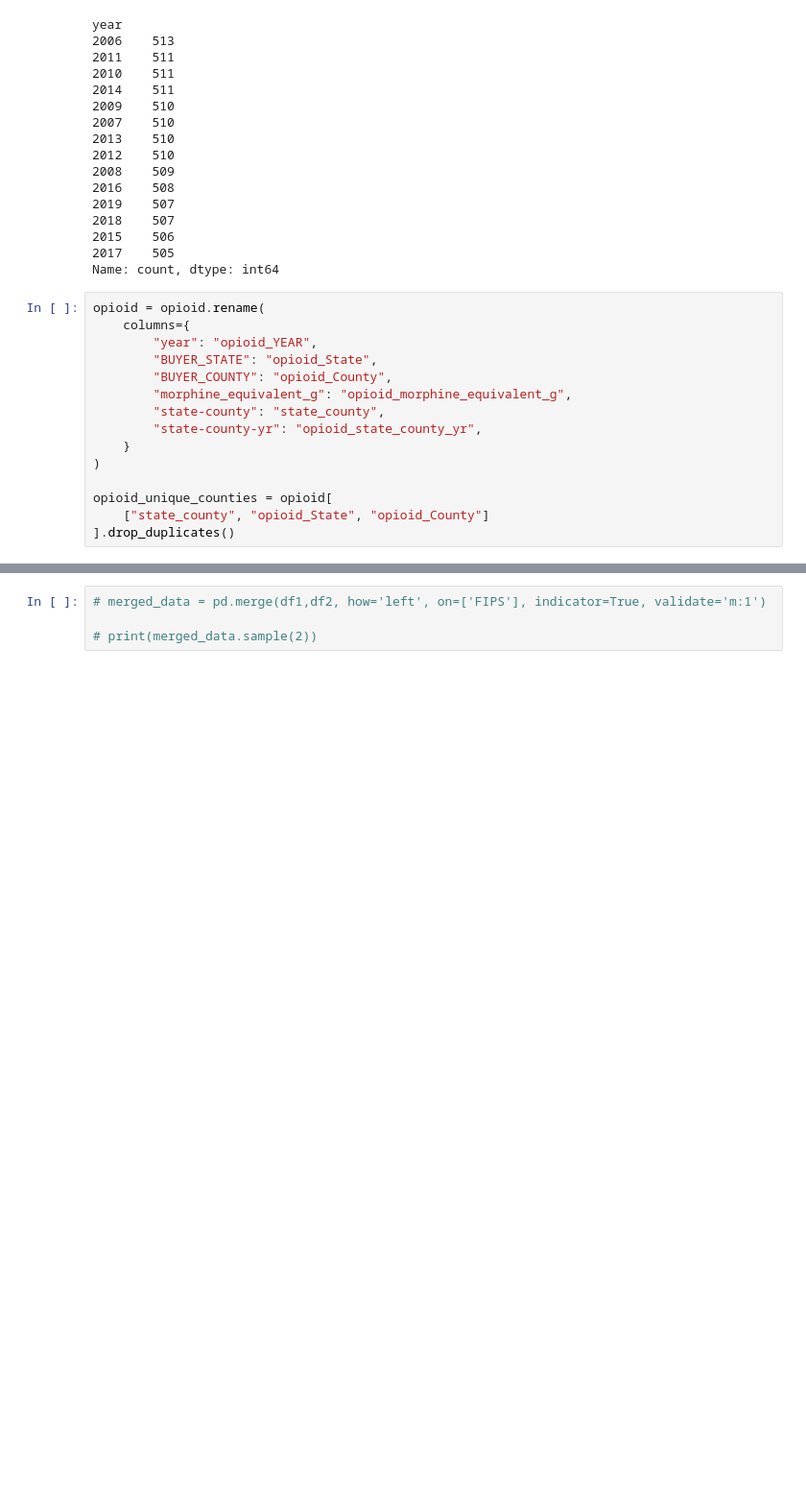
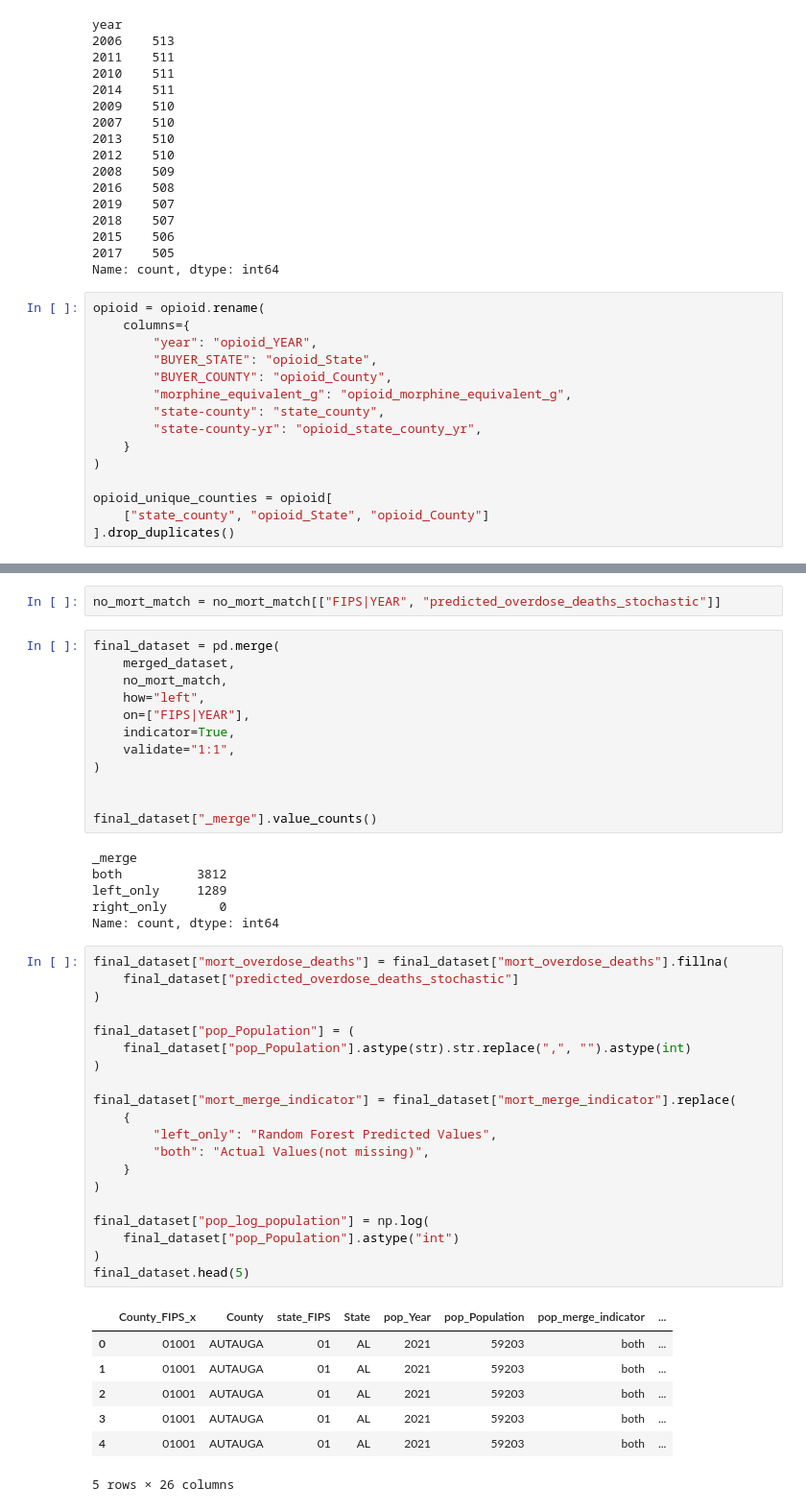
Before and after one commit to MIDS-at-Duke/opioids-2024-data-queens-king, a Jupyter notebook: merge.ipynb, the cells around one changed output, grey strips where cells are left out. Shown at 96% size. Drawn from its saved outputs; the diff is of its cells as text; blank space fills up the shorter version.

```diff
--- a/merge.ipynb
+++ b/merge.ipynb
@@ -471,4 +754,48 @@ Below is some dummy data to test my merge operation prior to setting it in main_
+# %%
+no_mort_match = no_mort_match[["FIPS|YEAR", "predicted_overdose_deaths_stochastic"]]
 # %%
-# merged_data = pd.merge(df1,df2, how='left', on=['FIPS'], indicator=True, validate='m:1')
+final_dataset = pd.merge(
+    merged_dataset,
+    no_mort_match,
+    how="left",
+    on=["FIPS|YEAR"],
+    indicator=True,
+    validate="1:1",
+)
 
-# print(merged_data.sample(2))
+
+final_dataset["_merge"].value_counts()
+# %% [output]
+_merge
+both          3812
+left_only     1289
+right_only       0
+Name: count, dtype: int64
+# %%
+final_dataset["mort_overdose_deaths"] = final_dataset["mort_overdose_deaths"].fillna(
+    final_dataset["predicted_overdose_deaths_stochastic"]
+)
+
+final_dataset["pop_Population"] = (
+    final_dataset["pop_Population"].astype(str).str.replace(",", "").astype(int)
+)
+
+final_dataset["mort_merge_indicator"] = final_dataset["mort_merge_indicator"].replace(
+    {
+        "left_only": "Random Forest Predicted Values",
+        "both": "Actual Values(not missing)",
+    }
+)
+
+final_dataset["pop_log_population"] = np.log(
+    final_dataset["pop_Population"].astype("int")
+)
+final_dataset.head(5)
+# %% [output]
+|  | County_FIPS_x | County | state_FIPS | State | pop_Year | pop_Population | pop_merge_indicator | ... |
+| 0 | 01001 | AUTAUGA | 01 | AL | 2021 | 59203 | both | ... |
+| 1 | 01001 | AUTAUGA | 01 | AL | 2021 | 59203 | both | ... |
+| 2 | 01001 | AUTAUGA | 01 | AL | 2021 | 59203 | both | ... |
+| 3 | 01001 | AUTAUGA | 01 | AL | 2021 | 59203 | both | ... |
+| 4 | 01001 | AUTAUGA | 01 | AL | 2021 | 59203 | both | ... |
+5 rows × 26 columns
```
Also changed, not shown: parts of 25 cells of this notebook, 8 other files.
